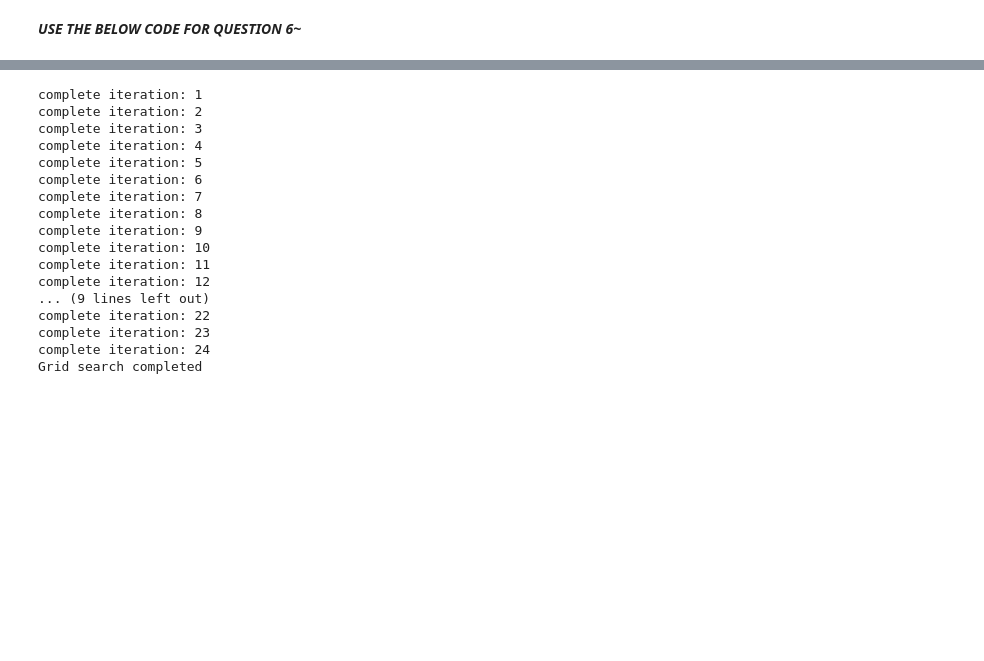
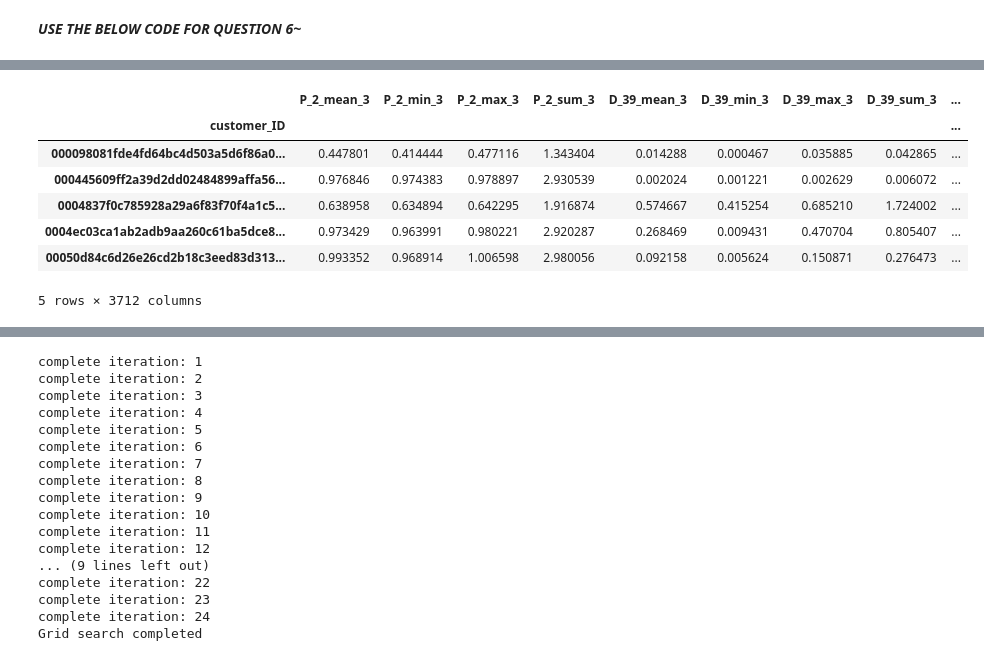
Before and after one commit to itoshiyanazawa/fall2024_ml_credit_risk, a Jupyter notebook: analysis_itoshi.ipynb, the cells around one changed output, grey strips where cells are left out. Drawn from its saved outputs; the diff is of its cells as text; code cells hidden in the pictures; blank space fills up the shorter version.

```diff
--- a/analysis_itoshi.ipynb
+++ b/analysis_itoshi.ipynb
@@ -135,44 +161,35 @@ df.head()
 # %%
-# calculate last 6 months average value for numerical columns
-def calculate_average_last_6_months(df):
-    end_date = df['S_2'].max()
-    start_date = end_date - pd.DateOffset(months=6)
+# Aggregation For all the numerical columns
 
-    # Filter data for the last 6 months
-    last_6_months_data = df[(df['S_2'] >= start_date) & (df['S_2'] <= end_date)]
+def calculate_numerical_statistics(df, time_period):
+    last_date = df['S_2'].max()
+    time_period_ago = last_date - pd.DateOffset(months=time_period)
 
-    # Calculate the average for each numerical column
-    averages = last_6_months_data.mean(numeric_only=True)
-    return averages
+    data_last_time_period = df[(df['S_2'] > time_period_ago) & (df['S_2'] <= last_date)]
 
-# calculate last 12 months average value for numerical columns
-def calculate_average_last_12_months(df):
-    end_date = df['S_2'].max()
-    start_date = end_date - pd.DateOffset(months=12)
-    last_12_months_data = df[df['S_2'] >= start_date]
-    averages = last_12_months_data.mean(numeric_only=True)
-    return averages
+    average_spend_last_time_period = data_last_time_period.groupby('customer_ID')[numerical_columns].agg(['mean', 'min', 'max', 'sum'])
+    average_spend_last_time_period.columns = [f'{col}_{agg}_{time_period}' for col, agg in average_spend_last_time_period.columns]
 
-# calculate last 6 months minimum value for numerical columns
-def calculate_min_last_6_months(df):
-    end_date = df['S_2'].max()
-    start_date = end_date - pd.DateOffset(months=6)
-    last_6_months_data = df[(df['S_2'] >= start_date) & (df['S_2'] <= end_date)]
-    minimums = last_6_months_data.min(numeric_only=True)
-    return minimums
+    return average_spend_last_time_period
 
-# calculate last 9 months maximum value for numerical columns
-def calculate_max_last_9_months(df):
-    end_date = df['S_2'].max()
-    start_date = end_date - pd.DateOffset(months=9)
-    last_9_months_data = df[(df['S_2'] >= start_date) & (df['S_2'] <= end_date)]
-    maximums = last_9_months_data.max(numeric_only=True)
-    return maximums
 
-# calculate last 3 months total value for numerical columns
-def calculate_sum_of_3_months(df):
-    end_date = df['S_2'].max()
-    start_date = end_date - pd.DateOffset(months=3)
-    last_3_months_data = df[(df['S_2'] >= start_date) & (df['S_2'] <= end_date)]
-    sums = last_3_months_data.sum(numeric_only=True)
-    return sums
+# Calculate statistics for different time periods
+average_spend_3_months = calculate_numerical_statistics(df, 3)
+average_spend_6_months = calculate_numerical_statistics(df, 6)
+average_spend_9_months = calculate_numerical_statistics(df, 9)
+average_spend_12_months = calculate_numerical_statistics(df, 12)
+
+feature_engineered_df = pd.merge(average_spend_3_months, average_spend_6_months, on='customer_ID', how='inner')
+feature_engineered_df = pd.merge(feature_engineered_df, average_spend_9_months, on='customer_ID', how='inner')
+feature_engineered_df = pd.merge(feature_engineered_df, average_spend_12_months, on='customer_ID', how='inner')
+
+feature_engineered_df.head()
+# %% [output]
+|  | P_2_mean_3 | P_2_min_3 | P_2_max_3 | P_2_sum_3 | D_39_mean_3 | D_39_min_3 | D_39_max_3 | D_39_sum_3 | ... |
+| customer_ID |  |  |  |  |  |  |  |  | ... |
+| 000098081fde4fd64bc4d503a5d6f86a0... | 0.447801 | 0.414444 | 0.477116 | 1.343404 | 0.014288 | 0.000467 | 0.035885 | 0.042865 | ... |
+| 000445609ff2a39d2dd02484899affa56... | 0.976846 | 0.974383 | 0.978897 | 2.930539 | 0.002024 | 0.001221 | 0.002629 | 0.006072 | ... |
+| 0004837f0c785928a29a6f83f70f4a1c5... | 0.638958 | 0.634894 | 0.642295 | 1.916874 | 0.574667 | 0.415254 | 0.685210 | 1.724002 | ... |
+| 0004ec03ca1ab2adb9aa260c61ba5dce8... | 0.973429 | 0.963991 | 0.980221 | 2.920287 | 0.268469 | 0.009431 | 0.470704 | 0.805407 | ... |
+| 00050d84c6d26e26cd2b18c3eed83d313... | 0.993352 | 0.968914 | 1.006598 | 2.980056 | 0.092158 | 0.005624 | 0.150871 | 0.276473 | ... |
+5 rows × 3712 columns
```
Also changed, not shown: parts of 29 cells of this notebook.
